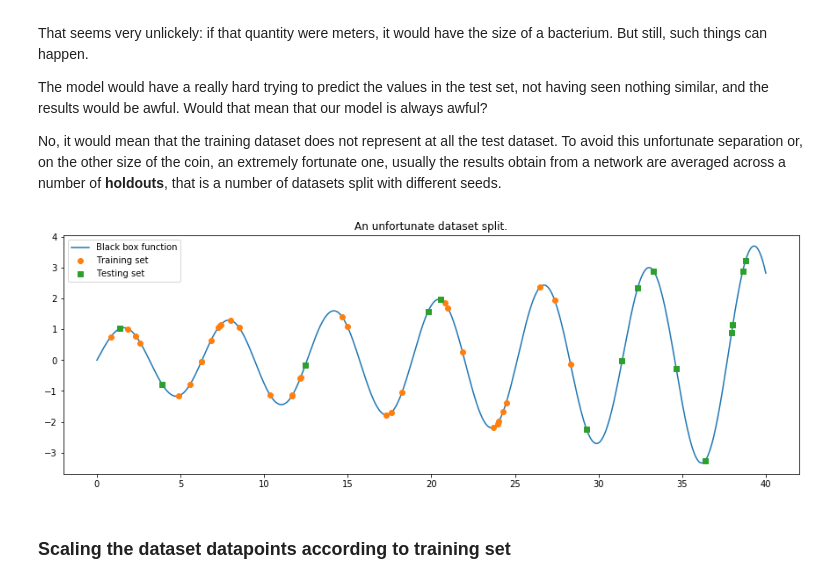
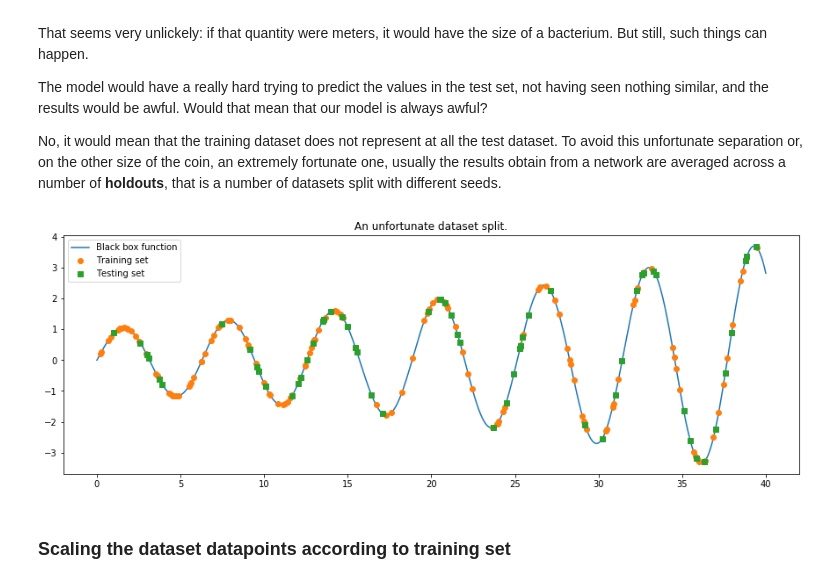
Before and after one commit to LucaCappelletti94/Master-in-Bioinformatics-and-Functional-genomics, a Jupyter notebook: 1 - 6:05:2019 - Lesson on MLP/Lesson on MLP.ipynb, the cells around one changed output. Saved outputs shown, nothing was run; the diff lists cells and outputs as text; code cells hidden in the pictures.

```diff
--- a/1 - 6:05:2019 - Lesson on MLP/Lesson on MLP.ipynb
+++ b/1 - 6:05:2019 - Lesson on MLP/Lesson on MLP.ipynb
@@ -180,12 +182,12 @@ The model would have a really hard trying to predict the values in the test set,
 
 No, it would mean that the training dataset does not represent at all the test dataset. To avoid this unfortunate separation or, on the other size of the coin, an extremely fortunate one, usually the results obtain from a network are averaged across a number of **holdouts**, that is a number of datasets split with different seeds.
 # %%
-plot_dataset_split(*split_dataset(black_box_sampler(50), 791641))
+plot_dataset_split(*split_dataset(black_box_sampler(N), 791641))
 plt.title("An unfortunate dataset split.")
 plt.legend()
 plt.show()
 # %% [output]
-[figure, old version]
+[figure, new version]
 # %% [markdown]
 ### Scaling the dataset datapoints according to training set
 # %% [markdown]
```
Also changed, not shown: parts of 22 cells of this notebook.
